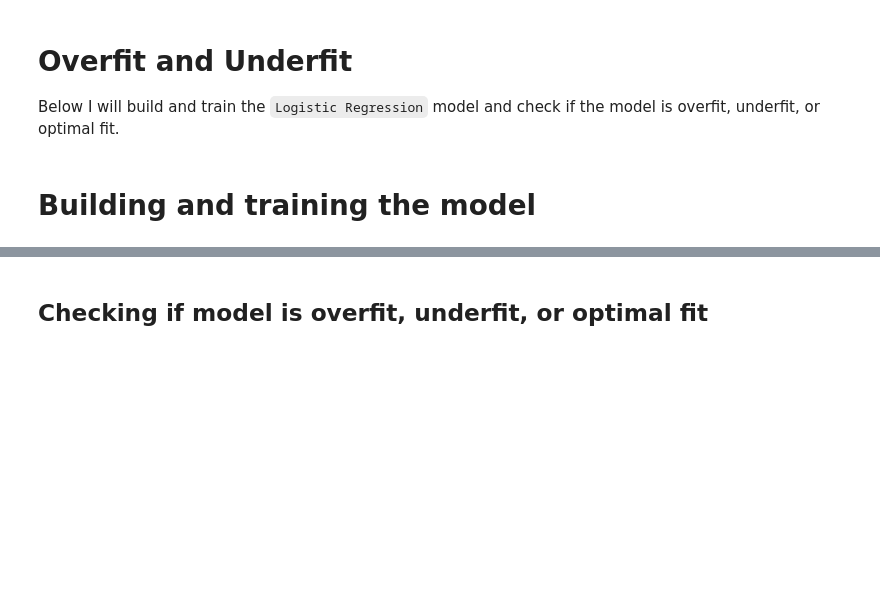
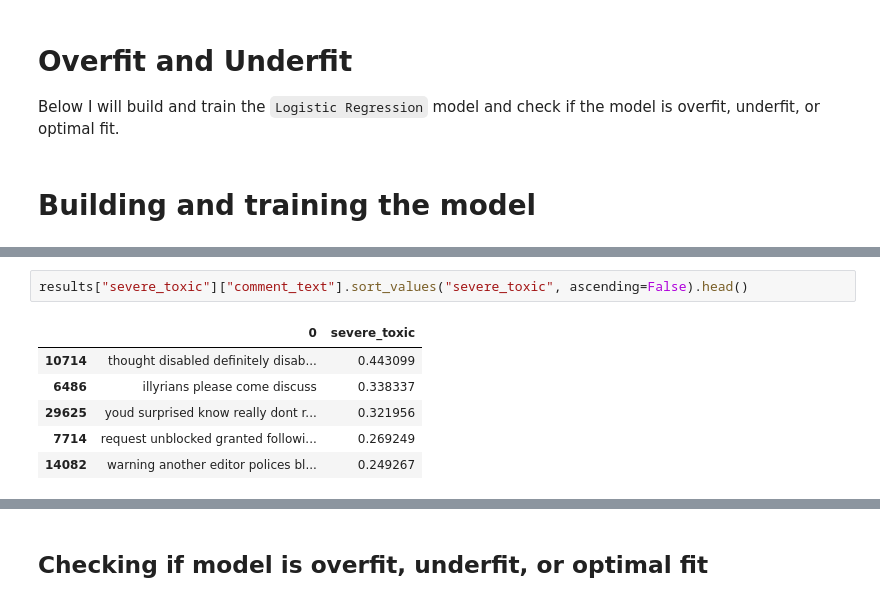
Before and after one commit to andrewgalvin/Thesis, a Jupyter notebook: research/sci-kit-learn/log_reg.ipynb, the cells around one changed output, grey strips where cells are left out. Drawn from its saved outputs; the diff is of its cells as text; blank space fills up the shorter version.

```diff
--- a/research/sci-kit-learn/log_reg.ipynb
+++ b/research/sci-kit-learn/log_reg.ipynb
@@ -273,0 +326,9 @@ for label in labels:
+# %%
+results["severe_toxic"]["comment_text"].sort_values("severe_toxic", ascending=False).head()
+# %% [output]
+|  | 0 | severe_toxic |
+| 10714 | thought disabled definitely disab... | 0.443099 |
+| 6486 | illyrians please come discuss | 0.338337 |
+| 29625 | youd surprised know really dont r... | 0.321956 |
+| 7714 | request unblocked granted followi... | 0.269249 |
+| 14082 | warning another editor polices bl... | 0.249267 |
```
Also changed, not shown: parts of 11 cells of this notebook.
